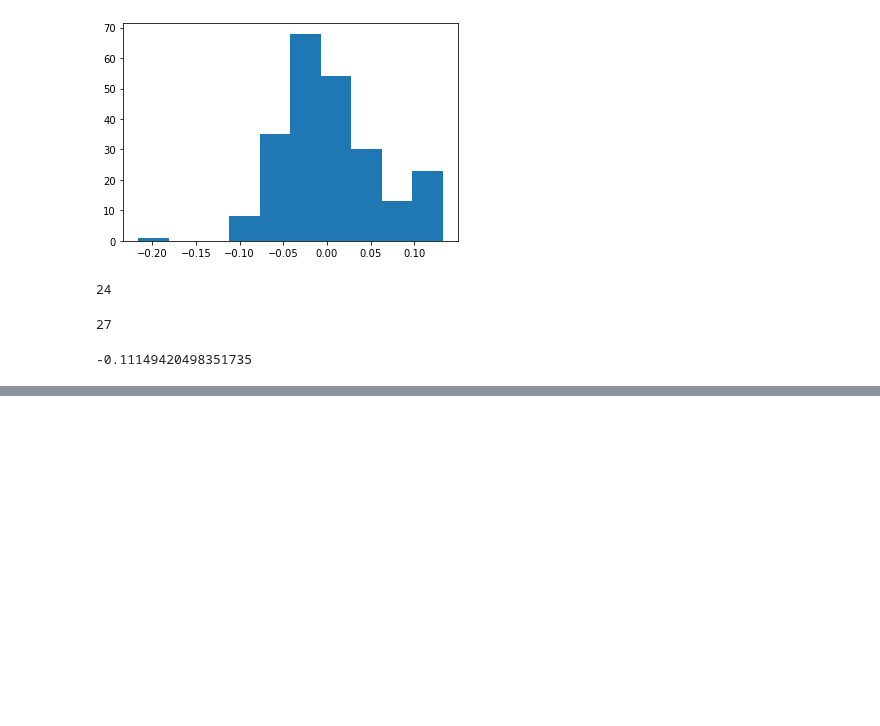
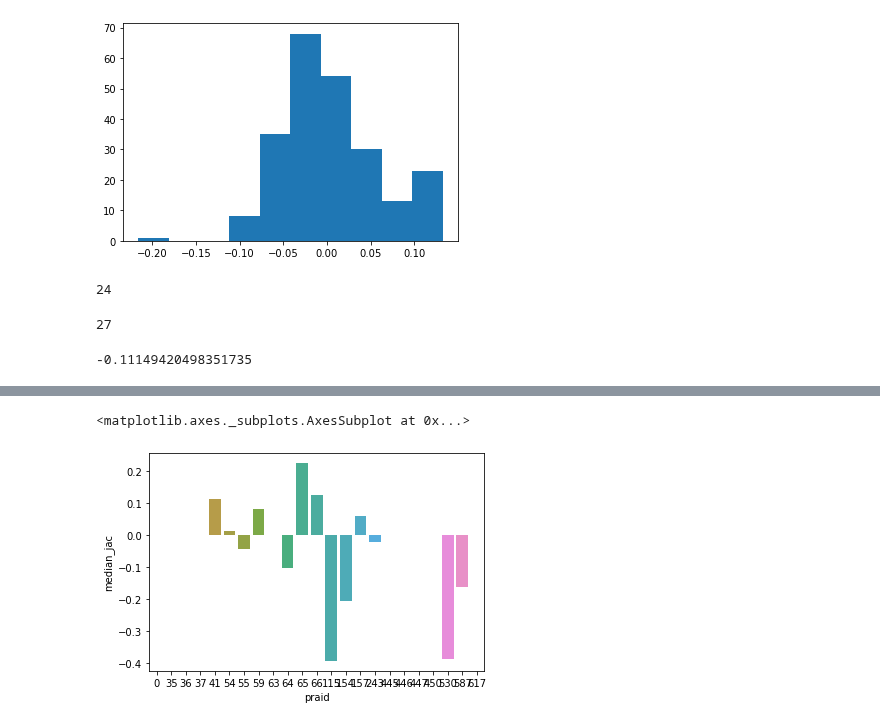
Before and after one commit to PrincetonUniversity/BrainPipe, a Jupyter notebook: tools/analysis/calculating_sexual-dimorphisms.ipynb, the cells around one changed output, grey strips where cells are left out. Drawn from its saved outputs; the diff is of its cells as text; code cells hidden in the pictures; blank space fills up the shorter version.

```diff
--- a/tools/analysis/calculating_sexual-dimorphisms.ipynb
+++ b/tools/analysis/calculating_sexual-dimorphisms.ipynb
@@ -490,0 +464,5 @@ np.sum(df['fg']>.09)
+# %%
+annotationsfilename = "/Users/emilydennis/Desktop/labels/sigma_with_parents.csv"
+anns = pd.read_csv(annotationsfilename)
+output= "/Users/emilydennis/Desktop/mr_SIGMA.tiff"
+percentcsv="/Users/emilydennis/Desktop/mr_percent_SIGMA.csv"
@@ -490,0 +476,16 @@ np.sum(df['fg']>.09)
+# %%
+for i in anns.index:
+    print(i)
+    if type(anns.children[i])==str:
+        if anns.children[i] != anns.children[i]:
+            anns.children[i]='[]'
+        anns.children[i]=ast.literal_eval(anns.children[i])
+    if type(anns.parent_ids[i])==str:
+        if anns.parent_ids[i] != anns.parent_ids[i]:
+            anns.parent_ids[i]='[]'
+        anns.parent_ids[i]=ast.literal_eval(anns.parent_ids[i])
+    if type(anns.id[i])==str:
+        if anns.id[i] != anns.id[i]:
+            anns.id[i]='[]'
+        anns.id[i]=ast.literal_eval(anns.id[i])
+        print('anns id are {}'.format(anns.id[i]))
@@ -490,0 +535,2 @@ np.sum(df['fg']>.09)
+# %%
+newanns=anns.groupby('praid').agg({'name': 'first','common_name': 'first','parent': 'first','graph_order': 'first','has_children': 'first','atlas': 'first','children':'sum','parent_ids':'sum','id':'unique'})
@@ -490,0 +595,3 @@ np.sum(df['fg']>.09)
+# %%
+grpval=2
+df = group_by_vals(newanns,grpval)
@@ -490,0 +665,5 @@ np.sum(df['fg']>.09)
+# %%
+sns.barplot(data=df,x='praid',y='median_jac')
+# %% [output]
+<matplotlib.axes._subplots.AxesSubplot at 0x...>
+[figure, added]
```
Also changed, not shown: parts of 18 cells of this notebook, 6 other files.
